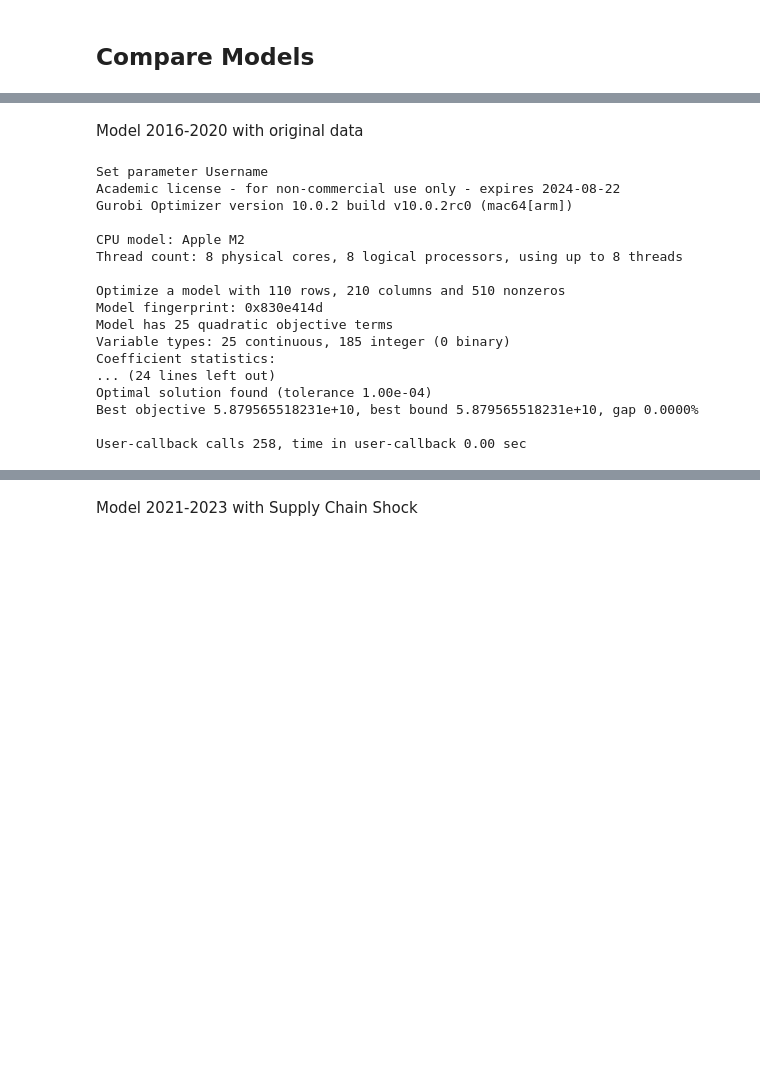
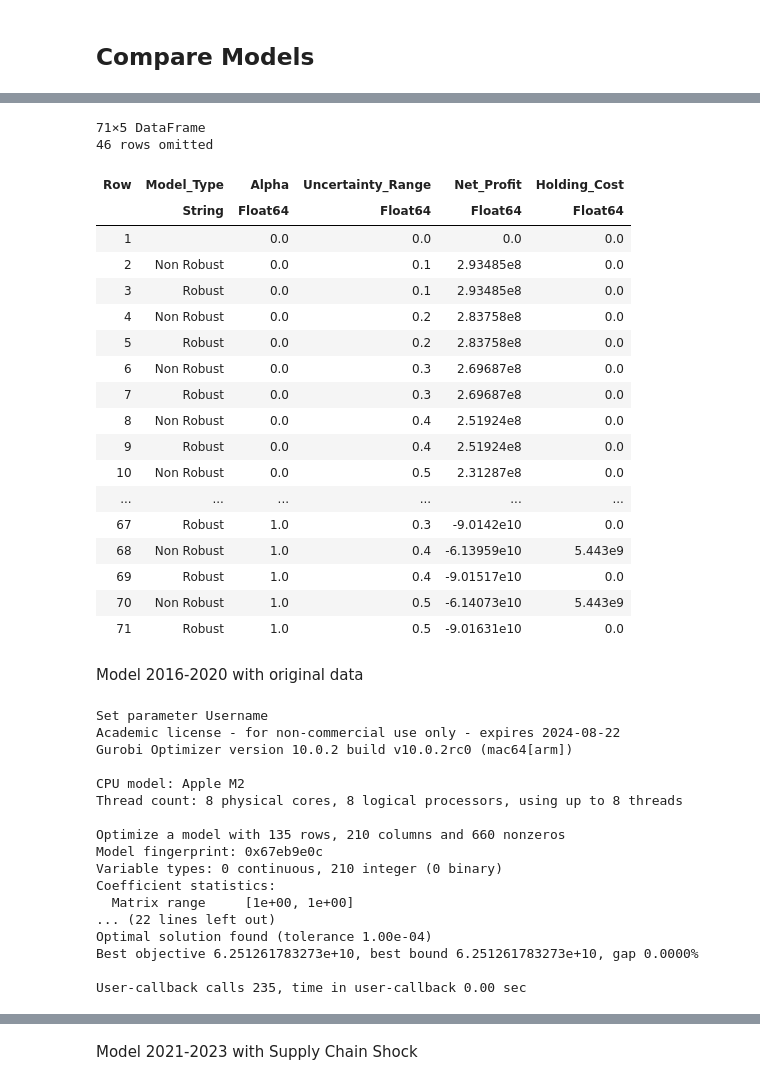
Before and after one commit to jasonjiajs/15.093_optimization_methods, a Jupyter notebook: model.ipynb, the cells around one changed output, grey strips where cells are left out. Cells and saved outputs as stored; diff of their text form; code cells hidden in the pictures; blank space fills up the shorter version.

```diff
--- a/model.ipynb
+++ b/model.ipynb
@@ -462,0 +495,4 @@ A_shock
+# %%
+#Intialize Dataframe of values
+results_16_20 = DataFrame(Model_Type = "", Alpha = 0.0, Net_Profit = 0.0, Holding_Cost = 0.0)
+results_21_23 = DataFrame(Model_Type = "", Alpha = 0.0, Uncertainty_Range = 0.0, Net_Profit = 0.0, Holding_Cost = 0.0)
@@ -463,7 +584,30 @@ A_shock
+# %%
+results_21_23
+# %% [output]
+71×5 DataFrame
+46 rows omitted
+| Row | Model_Type | Alpha | Uncertainty_Range | Net_Profit | Holding_Cost |
+|  | String | Float64 | Float64 | Float64 | Float64 |
+| 1 |  | 0.0 | 0.0 | 0.0 | 0.0 |
+| 2 | Non Robust | 0.0 | 0.1 | 2.93485e8 | 0.0 |
+| 3 | Robust | 0.0 | 0.1 | 2.93485e8 | 0.0 |
+| 4 | Non Robust | 0.0 | 0.2 | 2.83758e8 | 0.0 |
+| 5 | Robust | 0.0 | 0.2 | 2.83758e8 | 0.0 |
+| 6 | Non Robust | 0.0 | 0.3 | 2.69687e8 | 0.0 |
+| 7 | Robust | 0.0 | 0.3 | 2.69687e8 | 0.0 |
+| 8 | Non Robust | 0.0 | 0.4 | 2.51924e8 | 0.0 |
+| 9 | Robust | 0.0 | 0.4 | 2.51924e8 | 0.0 |
+| 10 | Non Robust | 0.0 | 0.5 | 2.31287e8 | 0.0 |
+| ... | ... | ... | ... | ... | ... |
+| 67 | Robust | 1.0 | 0.3 | -9.0142e10 | 0.0 |
+| 68 | Non Robust | 1.0 | 0.4 | -6.13959e10 | 5.443e9 |
+| 69 | Robust | 1.0 | 0.4 | -9.01517e10 | 0.0 |
+| 70 | Non Robust | 1.0 | 0.5 | -6.14073e10 | 5.443e9 |
+| 71 | Robust | 1.0 | 0.5 | -9.01631e10 | 0.0 |
 # %% [markdown]
 Model 2016-2020 with original data
 # %%
-model_preshock, X_values_preshock, S_values_preshock, E_values_preshock, M_values_preshock = run_model_integer_uncertainty(1,
+model_preshock, X_values_preshock, S_values_preshock, E_values_preshock, M_values_preshock = run_model_integer_uncertainty(0.5,
     suppliers, consumer_regions, producer_regions, 1:5, 0:5, A[:, 1:5], D[:, 1:5], R[1:5], H[1:5], T[:, 1:5], W, C[:, 1:5]);
 # %% [output]
 Set parameter Username
@@ -473,16 +617,16 @@ Gurobi Optimizer version 10.0.2 build v10.0.2rc0 (mac64[arm])
 CPU model: Apple M2
 Thread count: 8 physical cores, 8 logical processors, using up to 8 threads
 
-Optimize a model with 110 rows, 210 columns and 510 nonzeros
-Model fingerprint: 0x830e414d
-Model has 25 quadratic objective terms
-Variable types: 25 continuous, 185 integer (0 binary)
+Optimize a model with 135 rows, 210 columns and 660 nonzeros
+Model fingerprint: 0x67eb9e0c
+Variable types: 0 continuous, 210 integer (0 binary)
 Coefficient statistics:
-... (24 lines left out)
+  Matrix range     [1e+00, 1e+00]
+... (22 lines left out)
 Optimal solution found (tolerance 1.00e-04)
-Best objective 5.879565518231e+10, best bound 5.879565518231e+10, gap 0.0000%
+Best objective 6.251261783273e+10, best bound 6.251261783273e+10, gap 0.0000%
 
-User-callback calls 258, time in user-callback 0.00 sec
+User-callback calls 235, time in user-callback 0.00 sec
 # %%
 net_profit_preshock = objective_value(model_preshock)
 holding_cost_preshock = sum(H[t]*sum(E_values_preshock[i,t] for i in suppliers) for t in 1:5)
```
Also changed, not shown: parts of 39 cells of this notebook.
